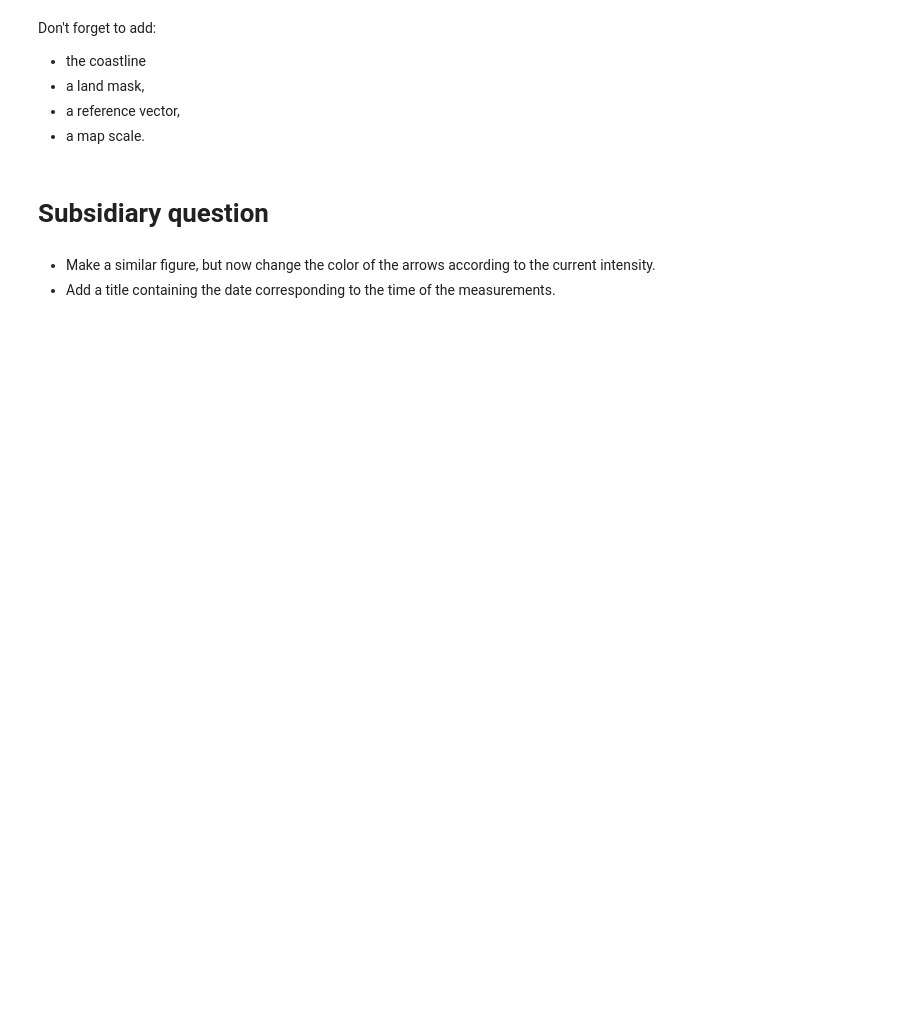
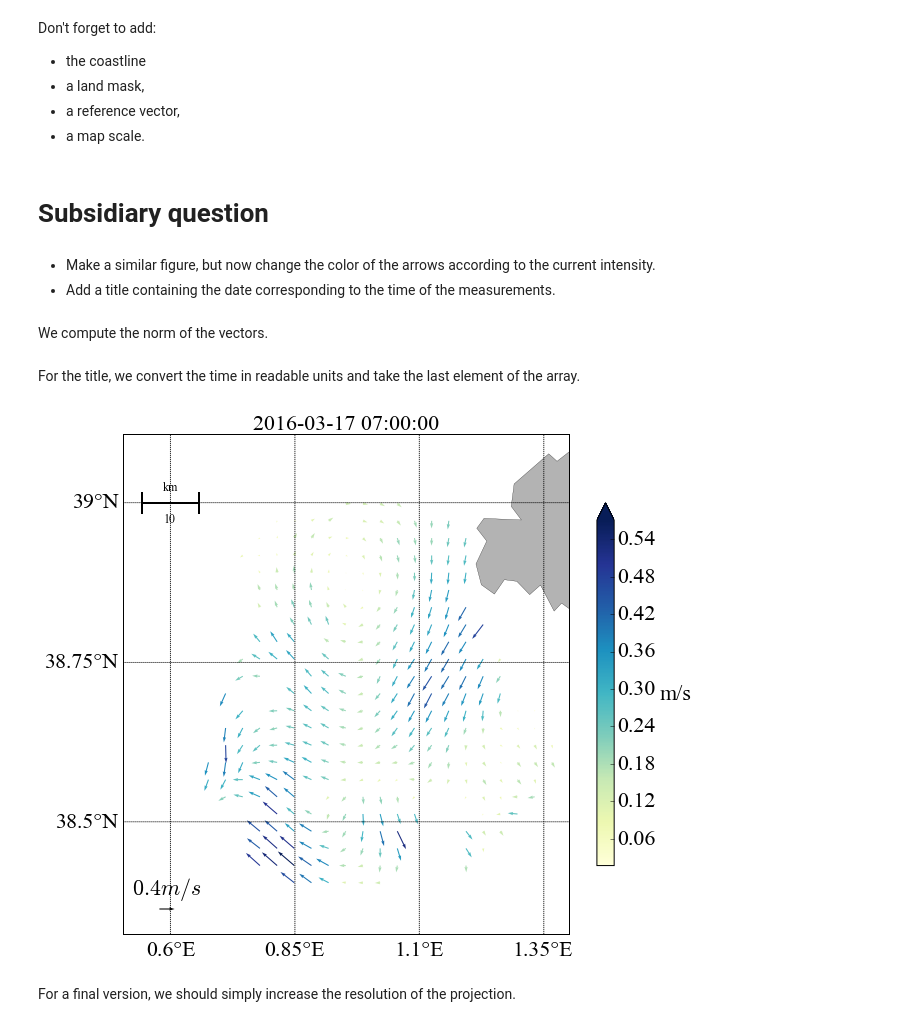
Before and after one commit to ctroupin/Python-Course-Cadiz, a Jupyter notebook: exercises/solutions/3-plot_radar_salinity.ipynb, the cells around one changed output. Drawn from its saved outputs; the diff is of its cells as text; code cells hidden in the pictures; blank space fills up the shorter version.

```diff
--- a/exercises/solutions/3-plot_radar_salinity.ipynb
+++ b/exercises/solutions/3-plot_radar_salinity.ipynb
@@ -57,3 +90,30 @@ Don't forget to add:
 # %% [markdown]
 * Make a similar figure, but now change the color of the arrows according to the current intensity.
 * Add a title containing the date corresponding to the time of the measurements.
+# %% [markdown]
+We compute the norm of the vectors.
+# %%
+uvnorm = (u2plot*u2plot + v2plot*v2plot)**0.5
+# %% [markdown]
+For the title, we convert the time in readable units and take the last element of the array.
+# %%
+dateradar = netCDF4.num2date(timeradar, timeunits)
+# %%
+fig = plt.figure(figsize=(10,10))
+Q = m.quiver(lonproj, latproj, u2plot, v2plot, uvnorm, cmap=plt.cm.YlGnBu)
+qk = plt.quiverkey(Q, 0.1, 0.05, 0.4, r'$0.4 m/s$',
+                   fontproperties={'weight': 'bold'})
+cbar = plt.colorbar(extend='max', shrink=0.65)
+cbar.set_label('m/s', rotation=0, horizontalalignment='left')
+m.drawmapscale(0.6, 39., 0.6, 39., 10, barstyle='simple', units='km', fontsize=12)
+m.drawparallels(np.arange(38.,39.25,.25), labels=[True,False,True,False], zorder=2)
+m.drawmeridians(np.arange(0.6,1.5,.25), labels=[False,True,False,True], zorder=2)
+m.drawcoastlines(linewidth=.25)
+m.fillcontinents(color='.7')
+plt.title(dateradar[-1], fontsize=22)
+plt.show()
+plt.close()
+# %% [output]
+[figure, added]
+# %% [markdown]
+For a final version, we should simply increase the resolution of the projection.
```
Also changed, not shown: parts of 15 cells of this notebook.
